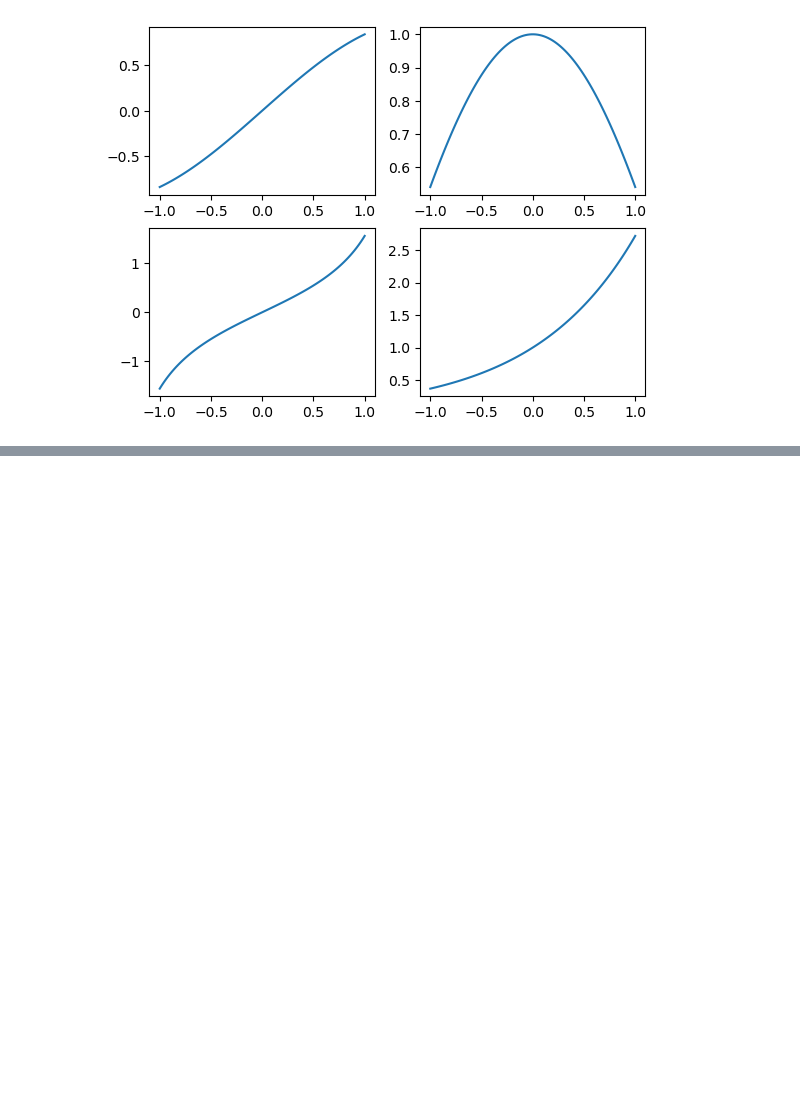
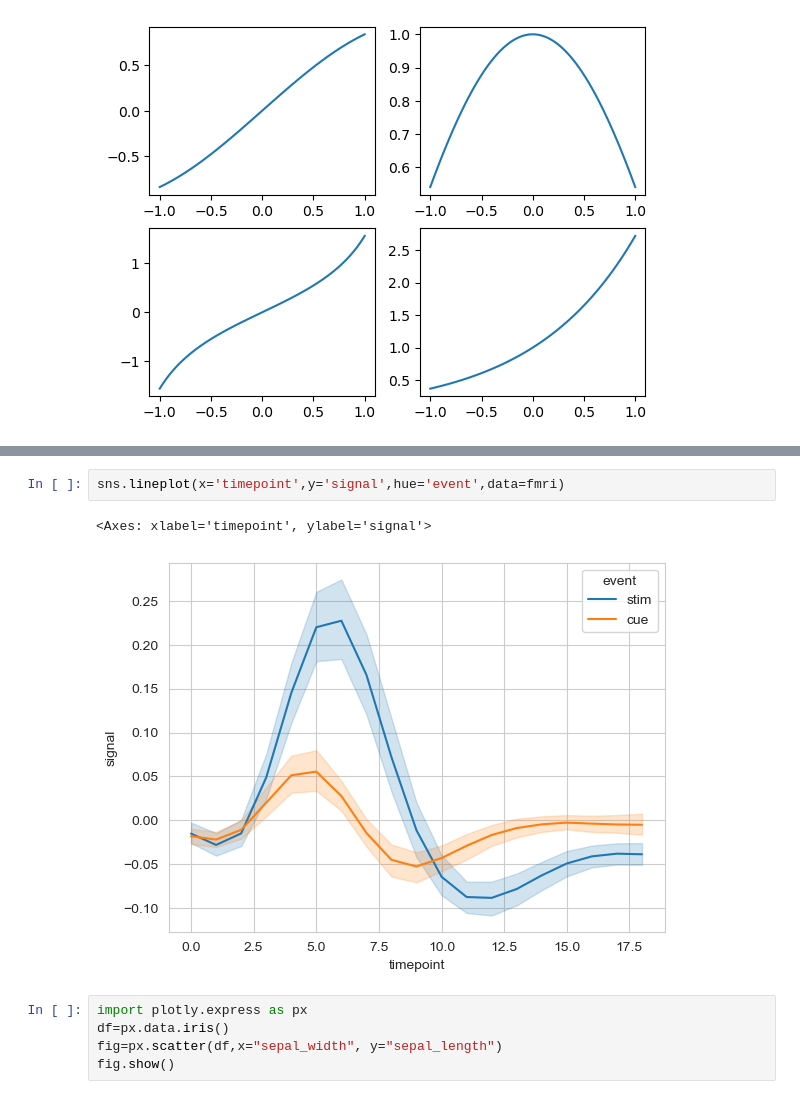
Before and after one commit to DLKDOG/python_Test, a Jupyter notebook: Ch5.ipynb, the cells around one changed output, grey strips where cells are left out. Drawn from its saved outputs; the diff is of its cells as text; blank space fills up the shorter version.

```diff
--- a/Ch5.ipynb
+++ b/Ch5.ipynb
@@ -104,0 +129,10 @@ plt.show()
+# %%
+sns.lineplot(x='timepoint',y='signal',hue='event',data=fmri)
+# %% [output]
+<Axes: xlabel='timepoint', ylabel='signal'>
+[figure, added]
+# %%
+import plotly.express as px
+df=px.data.iris()
+fig=px.scatter(df,x="sepal_width", y="sepal_length")
+fig.show()
```
Also changed, not shown: parts of 4 cells of this notebook.
